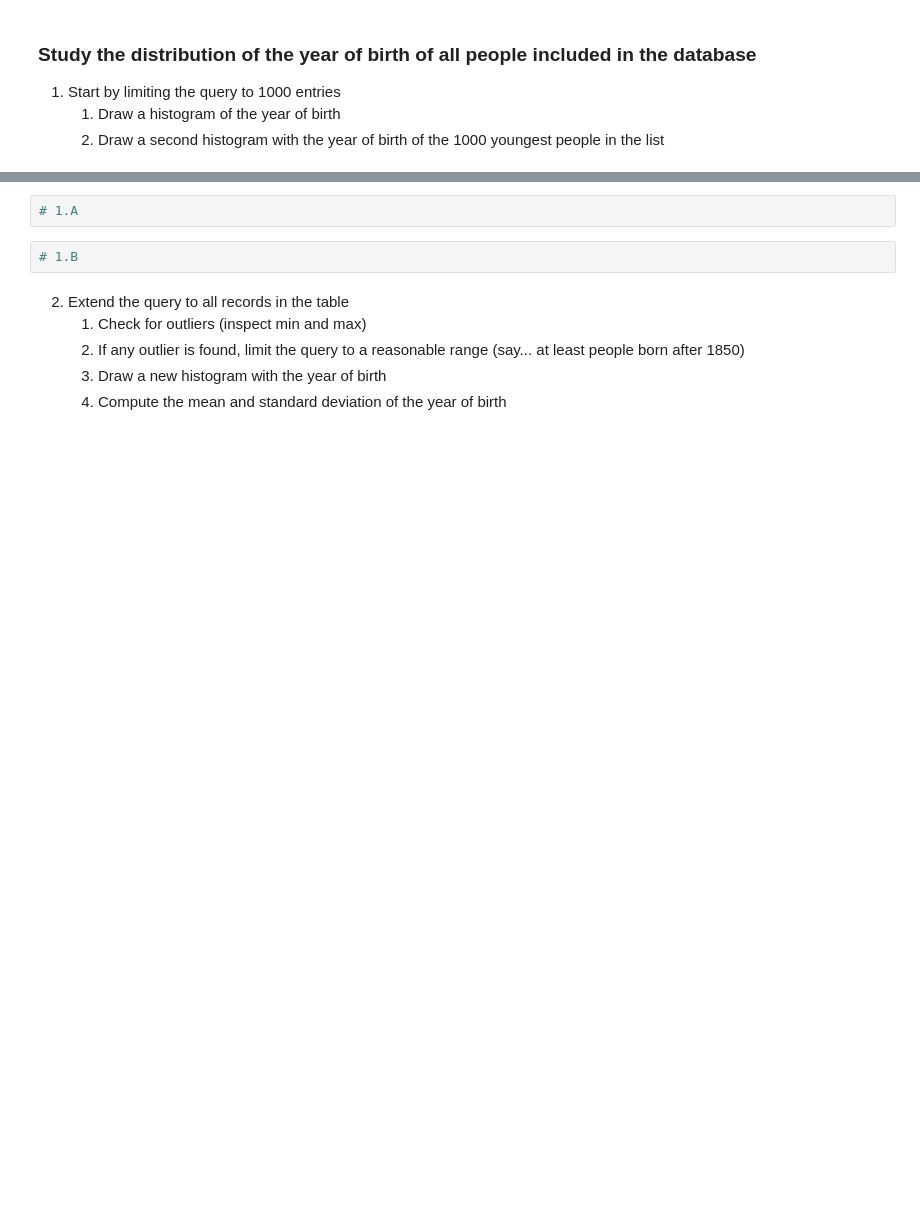
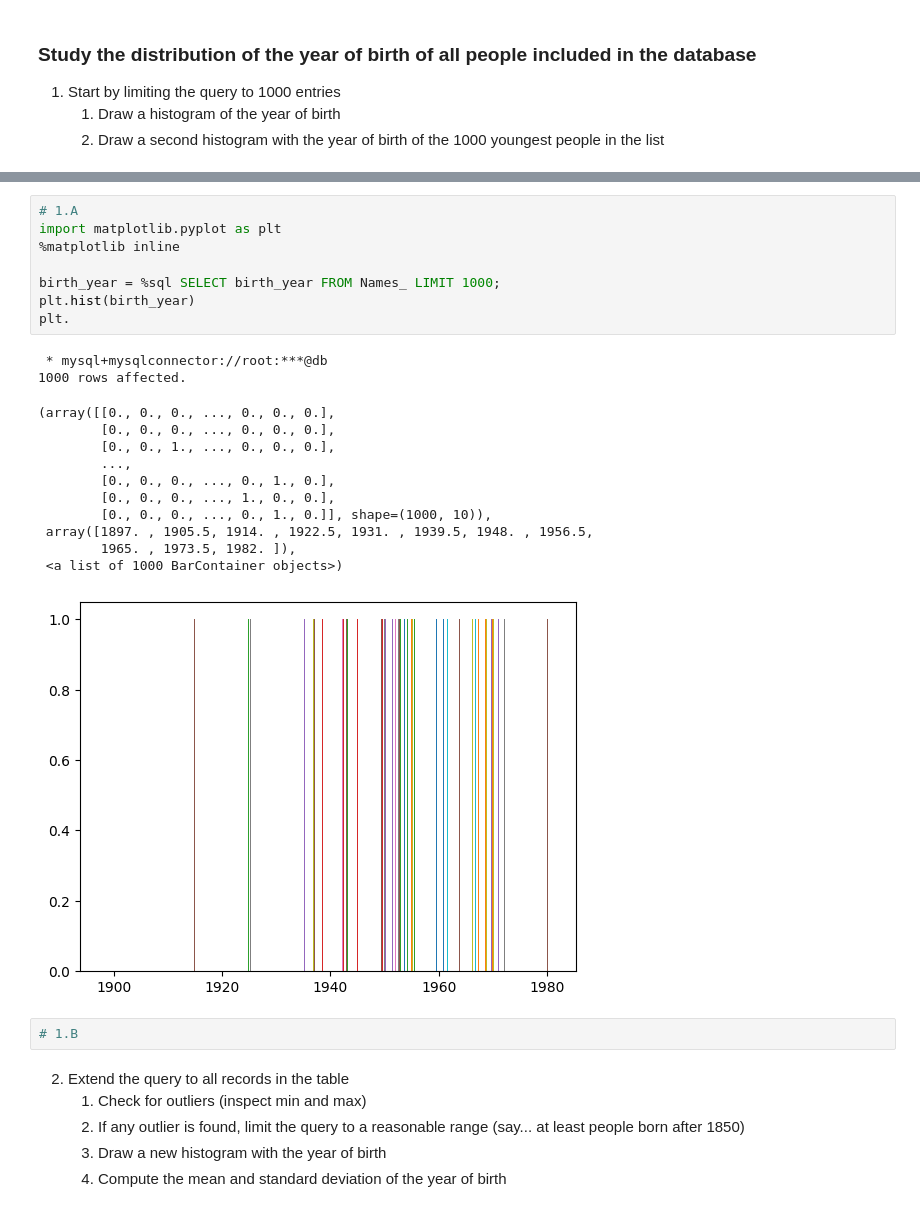
Before and after one commit to AmorosettiG/MAPD_B, a Jupyter notebook: mysql/notebooks/MySQL.ipynb, the cells around one changed output, grey strips where cells are left out. Cells and saved outputs as stored; diff of their text form; blank space fills up the shorter version.

```diff
--- a/mysql/notebooks/MySQL.ipynb
+++ b/mysql/notebooks/MySQL.ipynb
@@ -1771,5 +1888,25 @@ To start working with the IMDb database, we need to import it into our environme
 # %%
 # 1.A
+import matplotlib.pyplot as plt
+%matplotlib inline
+
+birth_year = %sql SELECT birth_year FROM Names_ LIMIT 1000;
+plt.hist(birth_year)
+plt.
+# %% [output]
+ * mysql+mysqlconnector://root:***@db
+1000 rows affected.
+(array([[0., 0., 0., ..., 0., 0., 0.],
+        [0., 0., 0., ..., 0., 0., 0.],
+        [0., 0., 1., ..., 0., 0., 0.],
+        ...,
+        [0., 0., 0., ..., 0., 1., 0.],
+        [0., 0., 0., ..., 1., 0., 0.],
+        [0., 0., 0., ..., 0., 1., 0.]], shape=(1000, 10)),
+ array([1897. , 1905.5, 1914. , 1922.5, 1931. , 1939.5, 1948. , 1956.5,
+        1965. , 1973.5, 1982. ]),
+ <a list of 1000 BarContainer objects>)
+[figure, added]
 # %%
 # 1.B
 # %% [markdown]
```
Also changed, not shown: parts of 26 cells of this notebook.
